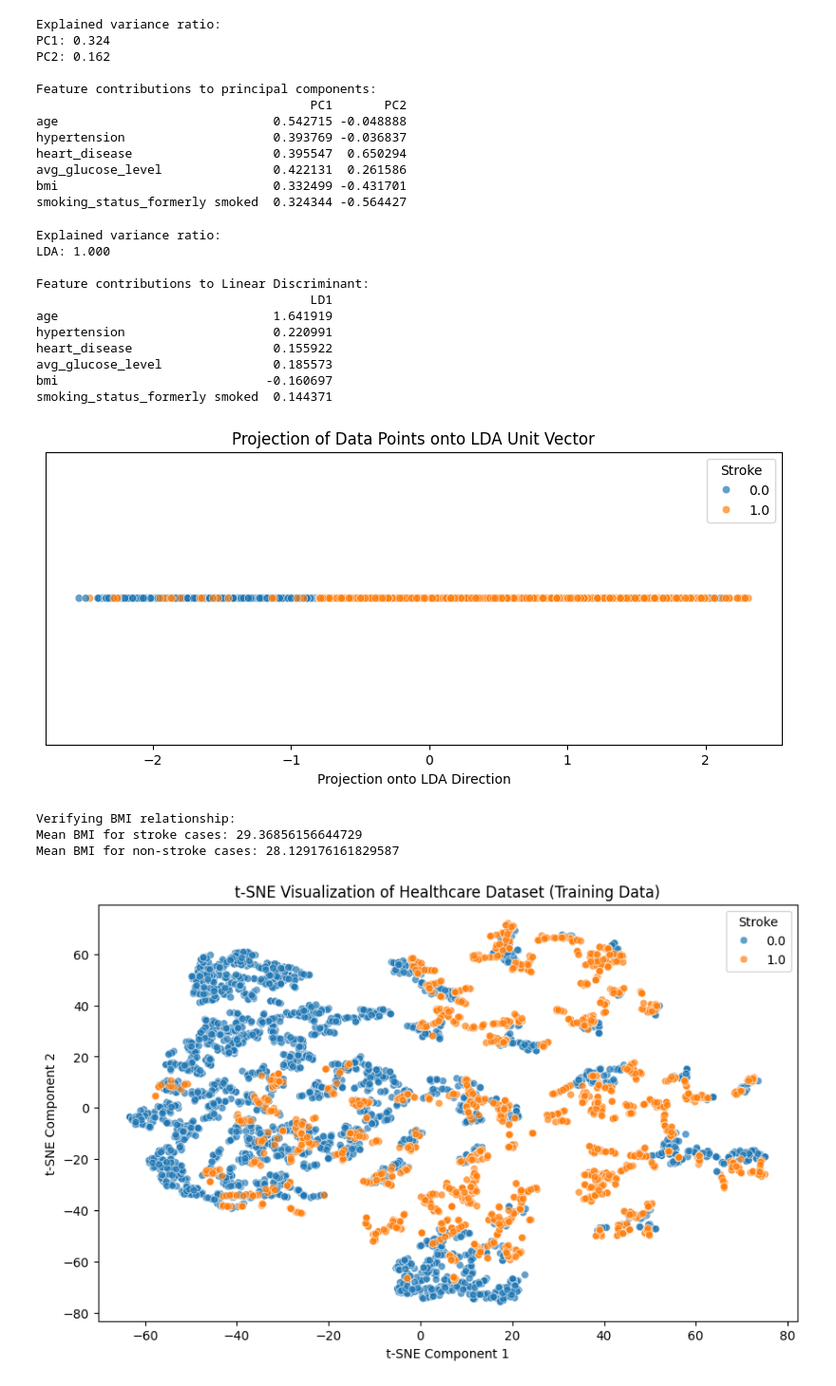
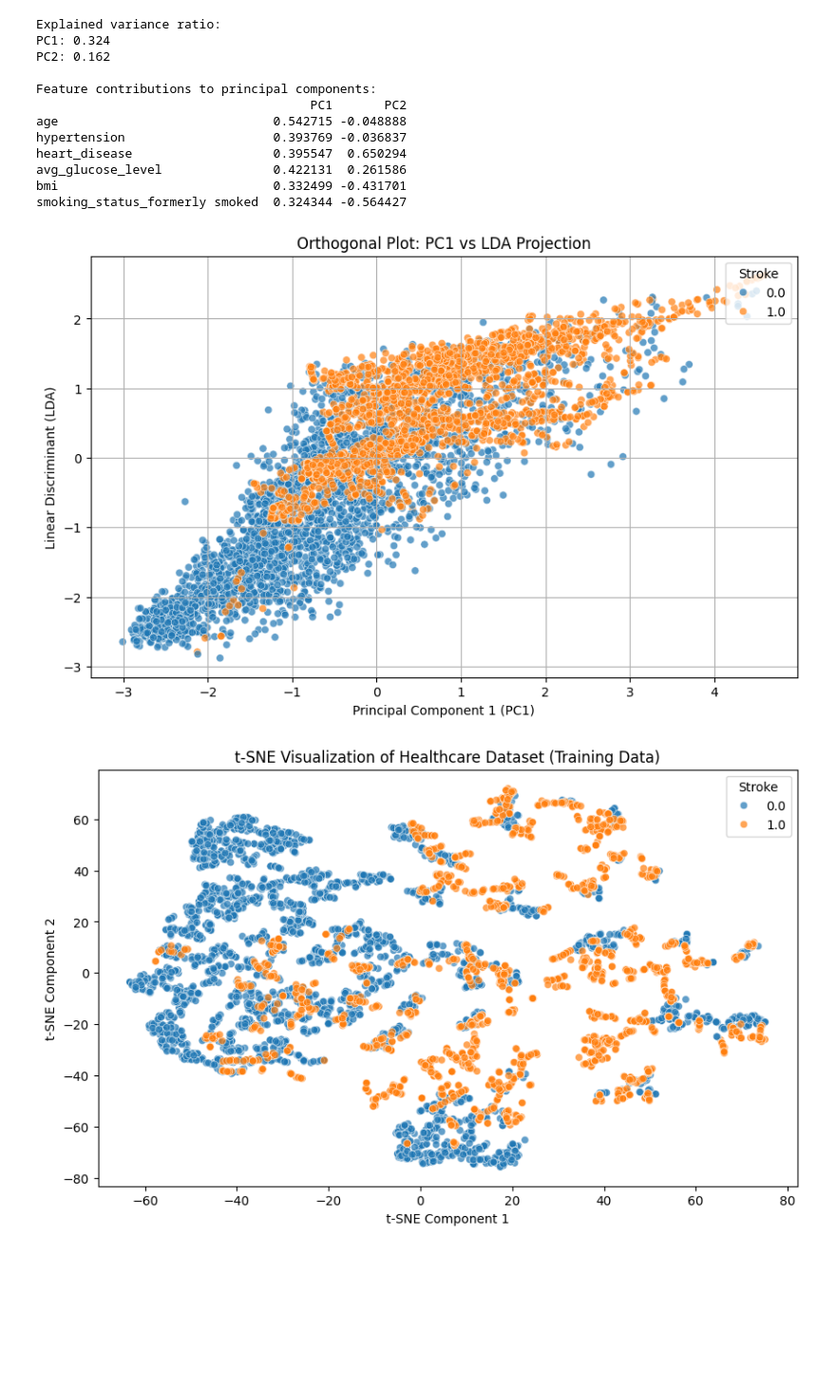
Before and after one commit to Mohamed-Ahmed-Esmat/Stroke-Detection, a Jupyter notebook: detection_Smote.ipynb, the cells around one changed output. Shown at 95% size. Cells and saved outputs as stored; diff of their text form; code cells hidden in the pictures; blank space fills up the shorter version.

```diff
--- a/detection_Smote.ipynb
+++ b/detection_Smote.ipynb
@@ -645,76 +645,44 @@ avg_glucose_level               0.422131  0.261586
 bmi                             0.332499 -0.431701
 smoking_status_formerly smoked  0.324344 -0.564427
 # %%
+from sklearn.decomposition import PCA
 from sklearn.preprocessing import StandardScaler
 from sklearn.discriminant_analysis import LinearDiscriminantAnalysis
 import numpy as np
 import pandas as pd
 import matplotlib.pyplot as plt
 import seaborn as sns
 
 # 1. Standardize the data
 scaler = StandardScaler()
 X_scaled = scaler.fit_transform(x_train_filtered)
 
-# 2. Fit LDA
+# 2. Perform PCA to get PC1
+pca = PCA(n_components=1)
+X_pca = pca.fit_transform(X_scaled)
+
+# 3. Perform LDA
 lda = LinearDiscriminantAnalysis(n_components=1)
 X_lda = lda.fit_transform(X_scaled, y_train_filtered)
 
-# 3. Explained variance ratio
-print("\nExplained variance ratio:")
-print(f"LDA: {lda.explained_variance_ratio_[0]:.3f}")
-
-# 4. Feature contributions to LDA direction
-feature_contributions = pd.DataFrame(
-    lda.coef_.T,
-    columns=['LD1'],
-    index=x_train_filtered.columns
-)
-print("\nFeature contributions to Linear Discriminant:")
-print(feature_contributions)
-
-# 5. Get the LDA unit vector
-lda_direction = lda.coef_[0]
-lda_unit_vector = lda_direction / np.linalg.norm(lda_direction)
-
-# 6. Project the data onto the LDA unit vector
-lda_projection = np.dot(X_scaled, lda_unit_vector)
-
-# 7. Create a DataFrame for visualization
-lda_proj_df = pd.DataFrame({
-    'LDA_projection': lda_projection,
+# 4. Combine PC1 and LDA projection into a DataFrame
+combined_df = pd.DataFrame({
+    'PC1': X_pca.flatten(),
+    'LDA': X_lda.flatten(),
     'stroke': y_train_filtered.values
 })
 
-# 8. Plot the projections
-plt.figure(figsize=(10, 4))
-sns.scatterplot(x='LDA_projection', y=[0]*len(lda_projection), hue='stroke', data=lda_proj_df, alpha=0.7)
-plt.title('Projection of Data Points onto LDA Unit Vector')
-plt.xlabel('Projection onto LDA Direction')
-plt.yticks([])
-plt.legend(title='Stroke')
+# 5. Plot the orthogonal plot
+plt.figure(figsize=(10, 6))
+sns.scatterplot(x='PC1', y='LDA', hue='stroke', data=combined_df, alpha=0.7)
+plt.title('Orthogonal Plot: PC1 vs LDA Projection')
+plt.xlabel('Principal Component 1 (PC1)')
+plt.ylabel('Linear Discriminant (LDA)')
+plt.legend(title='Stroke', loc='upper right')
+plt.grid()
 plt.show()
-
-# 9. (Optional) Check the mean of a feature for each class
-print("\nVerifying BMI relationship:")
-print("Mean BMI for stroke cases:", x_train_filtered[y_train_filtered == 1]['bmi'].mean())
-print("Mean BMI for non-stroke cases:", x_train_filtered[y_train_filtered == 0]['bmi'].mean())
 # %% [output]
-Explained variance ratio:
-LDA: 1.000
-
-Feature contributions to Linear Discriminant:
-                                     LD1
-age                             1.641919
-hypertension                    0.220991
-heart_disease                   0.155922
-avg_glucose_level               0.185573
-bmi                            -0.160697
-smoking_status_formerly smoked  0.144371
-[figure, old version]
+[figure, new version]
-Verifying BMI relationship:
-Mean BMI for stroke cases: 29.36856156644729
-Mean BMI for non-stroke cases: 28.129176161829587
 # %%
 from sklearn.manifold import TSNE
 import seaborn as sns
```
Also changed, not shown: parts of 19 cells of this notebook, 1 other file.
